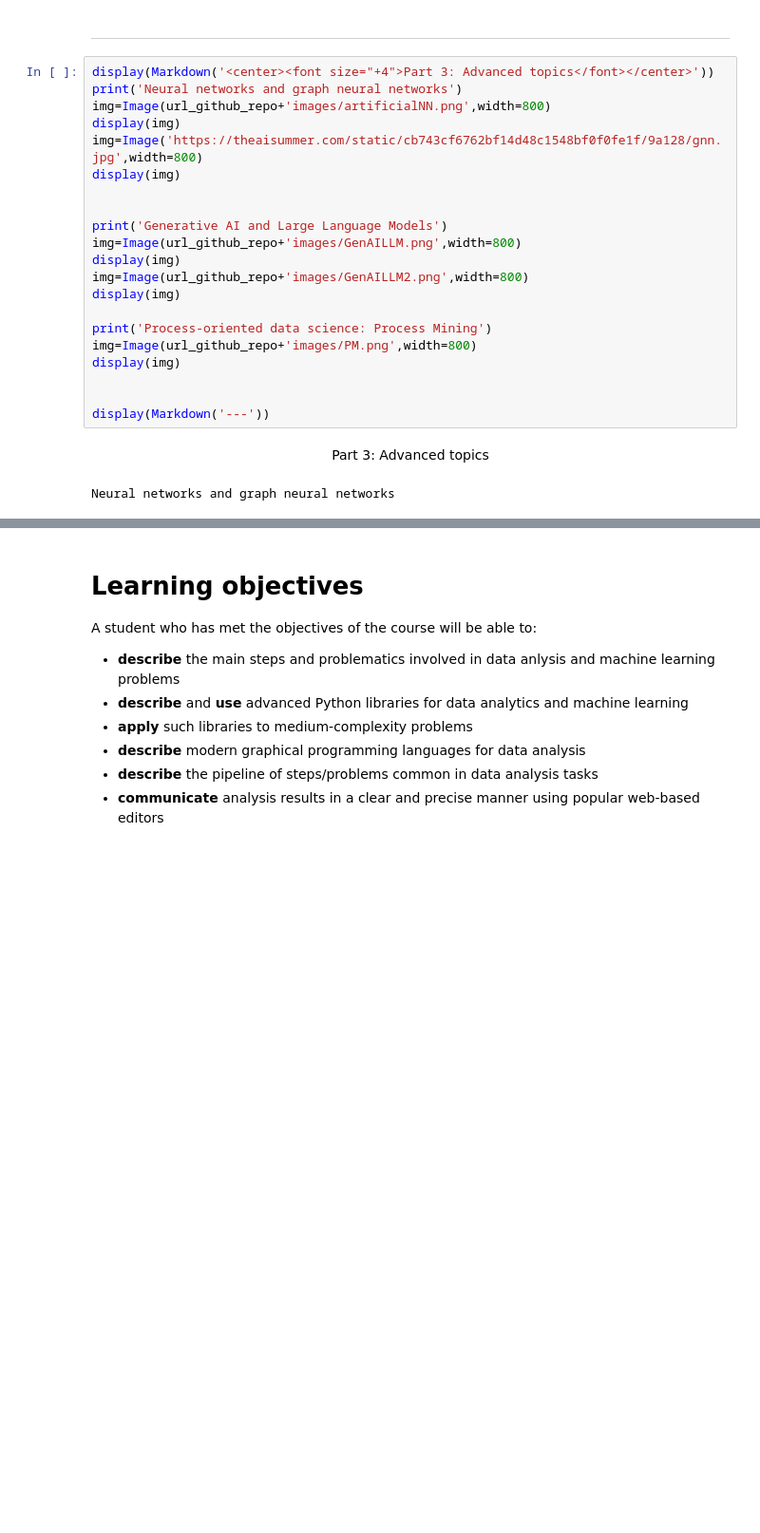
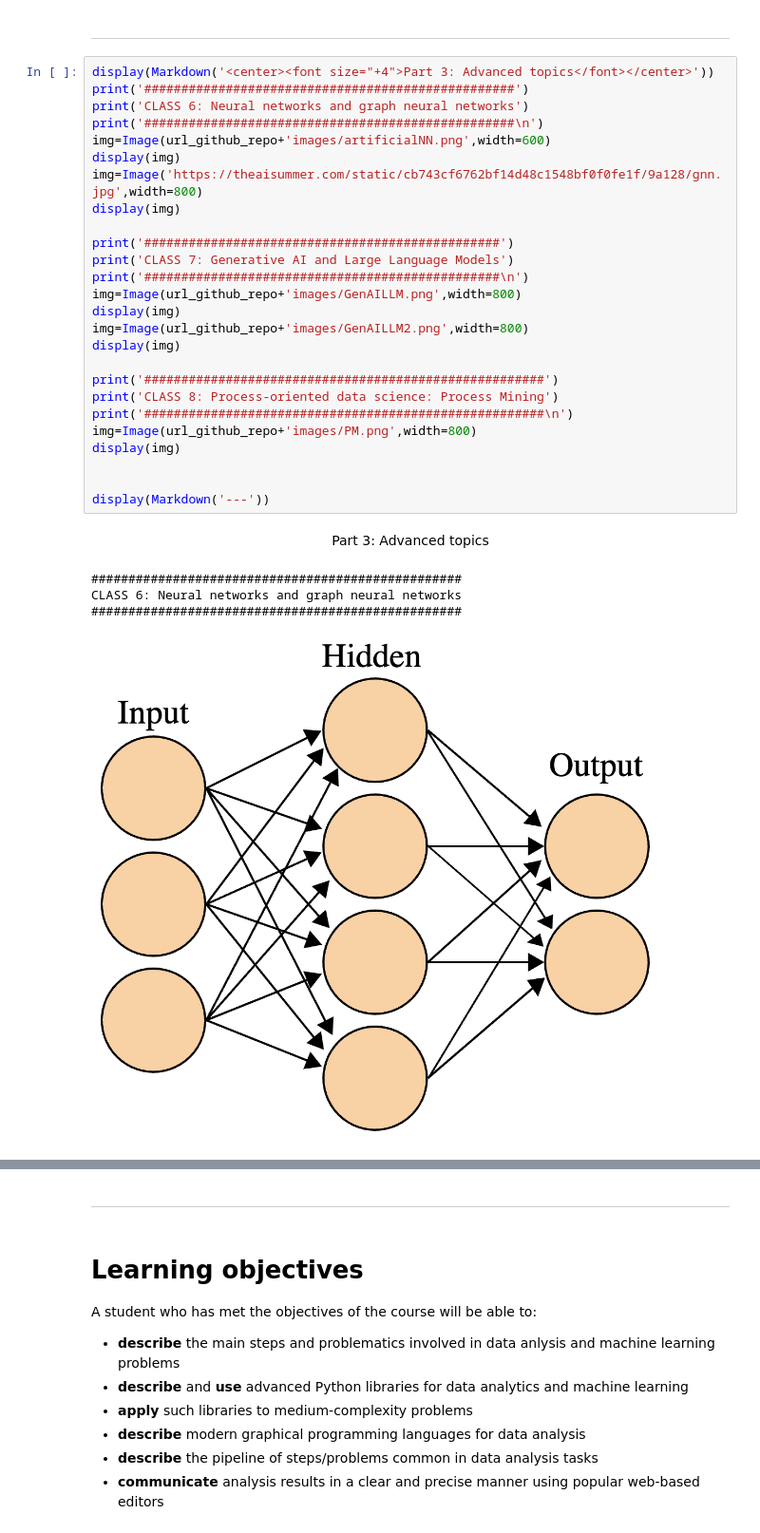
Before and after one commit to Pope2002UniPisa/ComputingDataAnalysisModeling20252026, a Jupyter notebook: PDAI/jupyter/jupyterNotebooks/M2_01Course_Introduction.ipynb, the cells around one changed output, grey strips where cells are left out. Shown at 95% size. Saved outputs shown, nothing was run; the diff lists cells and outputs as text; blank space fills up the shorter version.

```diff
--- a/PDAI/jupyter/jupyterNotebooks/M2_01Course_Introduction.ipynb
+++ b/PDAI/jupyter/jupyterNotebooks/M2_01Course_Introduction.ipynb
@@ -146,25 +136,33 @@ Can we classify benign and malignant breast cancers?
 ---
 # %%
 display(Markdown('<center><font size="+4">Part 3: Advanced topics</font></center>'))
-print('Neural networks and graph neural networks')
-img=Image(url_github_repo+'images/artificialNN.png',width=800)
+print('##################################################')
+print('CLASS 6: Neural networks and graph neural networks')
+print('##################################################\n')
+img=Image(url_github_repo+'images/artificialNN.png',width=600)
 display(img)
 img=Image('https://theaisummer.com/static/cb743cf6762bf14d48c1548bf0f0fe1f/9a128/gnn.jpg',width=800)
 display(img)
 
-
-print('Generative AI and Large Language Models')
+print('################################################')
+print('CLASS 7: Generative AI and Large Language Models')
+print('################################################\n')
 img=Image(url_github_repo+'images/GenAILLM.png',width=800)
 display(img)
 img=Image(url_github_repo+'images/GenAILLM2.png',width=800)
 display(img)
 
-print('Process-oriented data science: Process Mining')
+print('######################################################')
+print('CLASS 8: Process-oriented data science: Process Mining')
+print('######################################################\n')
 img=Image(url_github_repo+'images/PM.png',width=800)
 display(img)
 
 
 display(Markdown('---'))
 # %% [output]
 <center><font size="+4">Part 3: Advanced topics</font></center>
-Neural networks and graph neural networks
+##################################################
+CLASS 6: Neural networks and graph neural networks
+##################################################
+[figure, added]
@@ -172,3 +179,4 @@ ValueError: Cannot embed the 'svg' image format
+---
 # %% [markdown]
 # Learning objectives
 A student who has met the objectives of the course will be able to:
```
Also changed, not shown: parts of 3 cells of this notebook, 12 other files.
